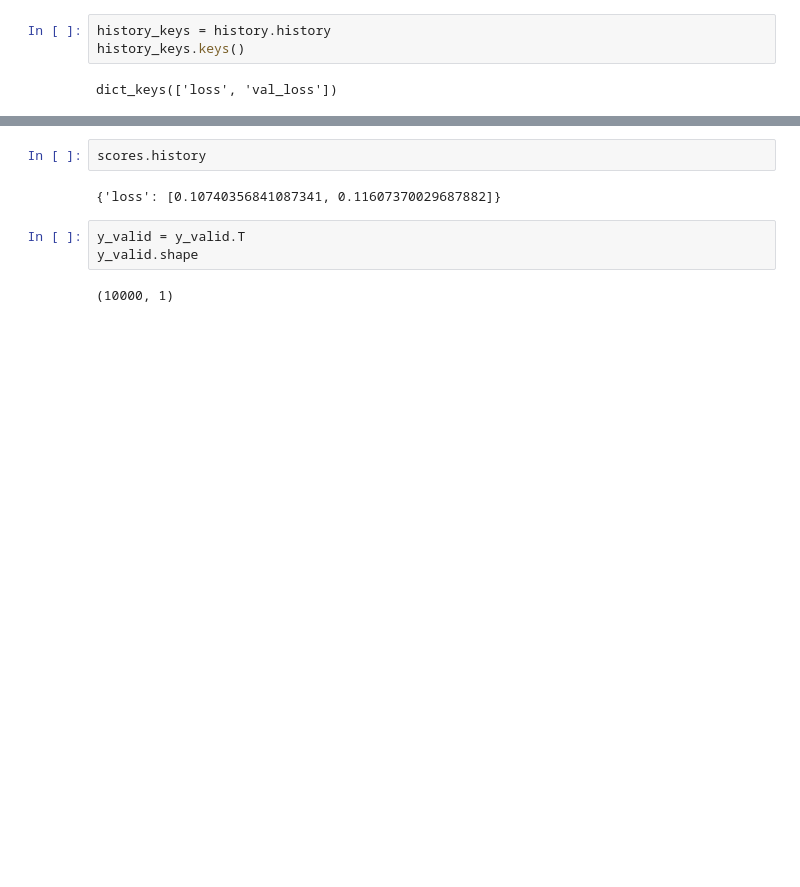
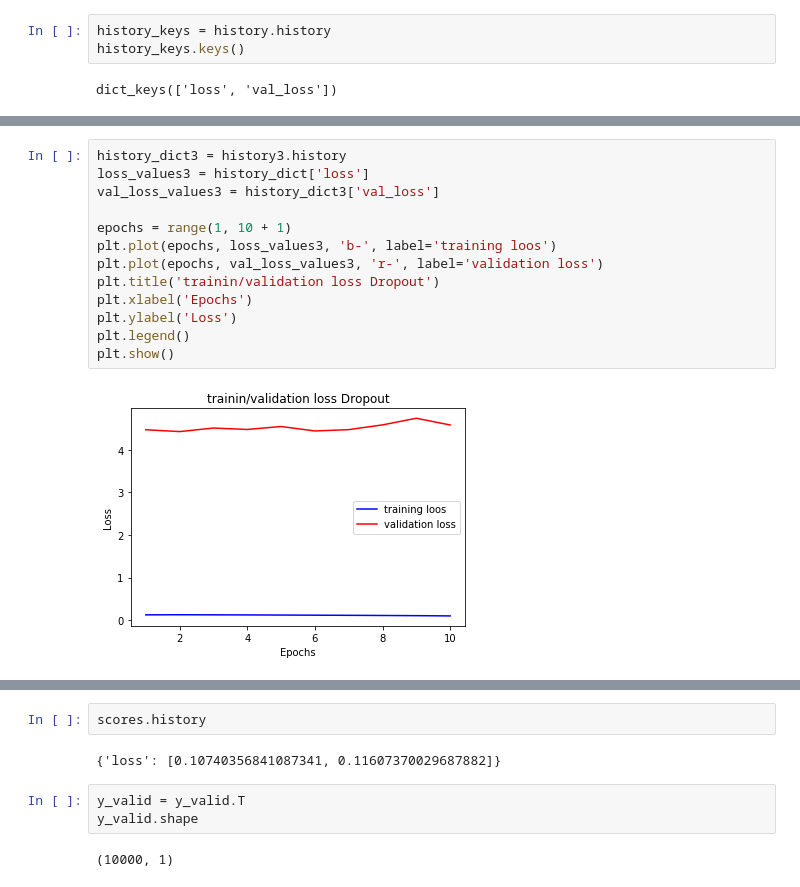
Before and after one commit to myschl/ML-DL, a Jupyter notebook: MNIST_NN.ipynb, the cells around one changed output, grey strips where cells are left out. Cells and saved outputs as stored; diff of their text form; blank space fills up the shorter version.

```diff
--- a/MNIST_NN.ipynb
+++ b/MNIST_NN.ipynb
@@ -185,3 +200,18 @@ Epoch 10/10
+# %%
+history_dict3 = history3.history
+loss_values3 = history_dict['loss']
+val_loss_values3 = history_dict3['val_loss']
+
+epochs = range(1, 10 + 1)
+plt.plot(epochs, loss_values3, 'b-', label='training loos')
+plt.plot(epochs, val_loss_values3, 'r-', label='validation loss')
+plt.title('trainin/validation loss Dropout')
+plt.xlabel('Epochs')
+plt.ylabel('Loss')
+plt.legend()
+plt.show()
+# %% [output]
+[figure, added]
 # %%
 history_dict = history.history
 loss_values = history_dict['loss']
```
Also changed, not shown: parts of 9 cells of this notebook.
